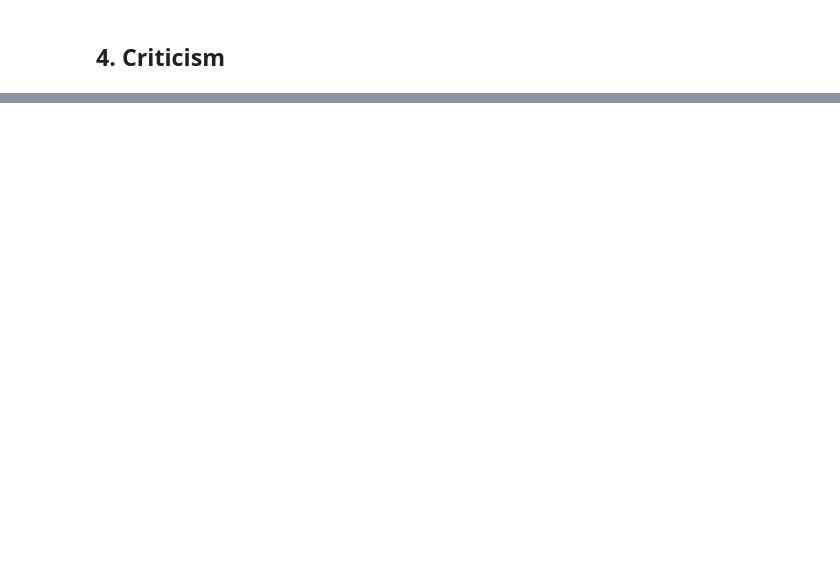
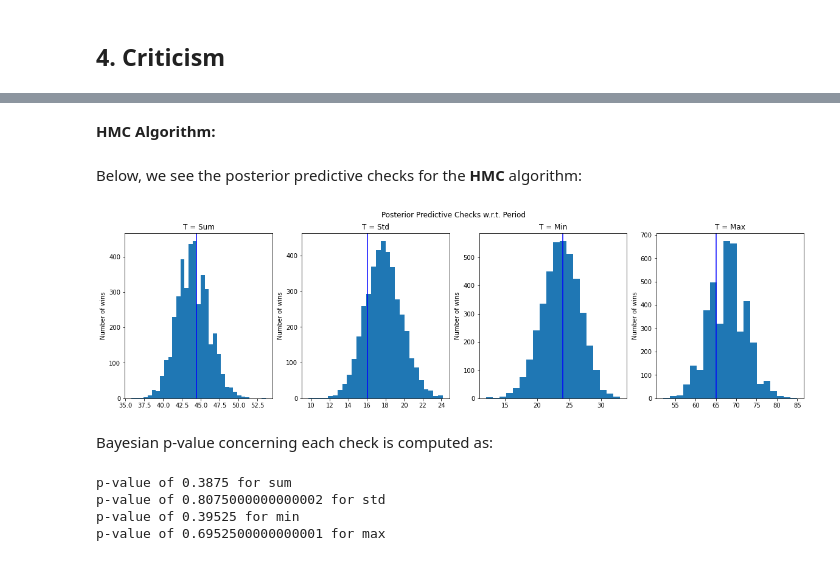
Before and after one commit to ketencimert/probprog-finalproject, a Jupyter notebook: project.ipynb, the cells around one changed output, grey strips where cells are left out. Saved outputs shown, nothing was run; the diff lists cells and outputs as text; code cells hidden in the pictures; blank space fills up the shorter version.

```diff
--- a/project.ipynb
+++ b/project.ipynb
@@ -370,0 +80,37 @@ glicko_fit = glicko_stan.sample(data=chess_data, seed=123)
+# %%
+glicko_stan = './glicko/glicko.stan'
+chess_data = './glicko/chess.data.json'
+
+observed_data = json.load(open(chess_data))
+
+glicko_stan = CmdStanModel(
+    stan_file=glicko_stan
+)
+
+glicko_mcmc = glicko_stan.sample(
+    data=chess_data,
+    chains=4,
+    iter_sampling=1000,
+    adapt_delta=0.95,
+    seed=123,
+)
+
+samples = az.from_cmdstanpy(
+    posterior=glicko_mcmc,
+    posterior_predictive=["score_pp"],
+)
+
+score_pp_mcmc = np.concatenate(
+    [
+        samples.posterior_predictive["score_pp"][chain] for chain in range(4)
+    ]
+)
+
+output_notebook()
+
+bokeh.io.show(
+    bebi103.viz.trace(
+        samples,
+        parameters=["gamma[2,2]"]
+    )
+)
@@ -378,0 +195,34 @@ Requirement already satisfied: numpy in /home/mk4139/miniconda3/envs/probprog/li
+# %% [markdown]
+**HMC Algorithm:**
+# %% [markdown]
+Below, we see the posterior predictive checks for the **HMC** algorithm:
+# %%
+from glicko.plots import plot_ppc
+
+dim = 'period'
+check = ['Sum', 'Std', 'Min', 'Max']
+
+plot_ppc(score_pp_mcmc, observed_data, check, dim)
+# %% [output]
+[figure, added]
+# %% [markdown]
+Bayesian p-value concerning each check is computed as:
+# %%
+from glicko.compute import bayesian_p
+
+for (key, value) in bayesian_p(
+    score_pp_mcmc,
+    observed_data,
+    check,
+    dim
+).items():
+
+        print('p-value of {} for {}'.format(
+            value,
+            key.lower())
+             )
+# %% [output]
+p-value of 0.3875 for sum
+p-value of 0.8075000000000002 for std
+p-value of 0.39525 for min
+p-value of 0.6952500000000001 for max
```
Also changed, not shown: parts of 61 cells of this notebook, 19 other files.
